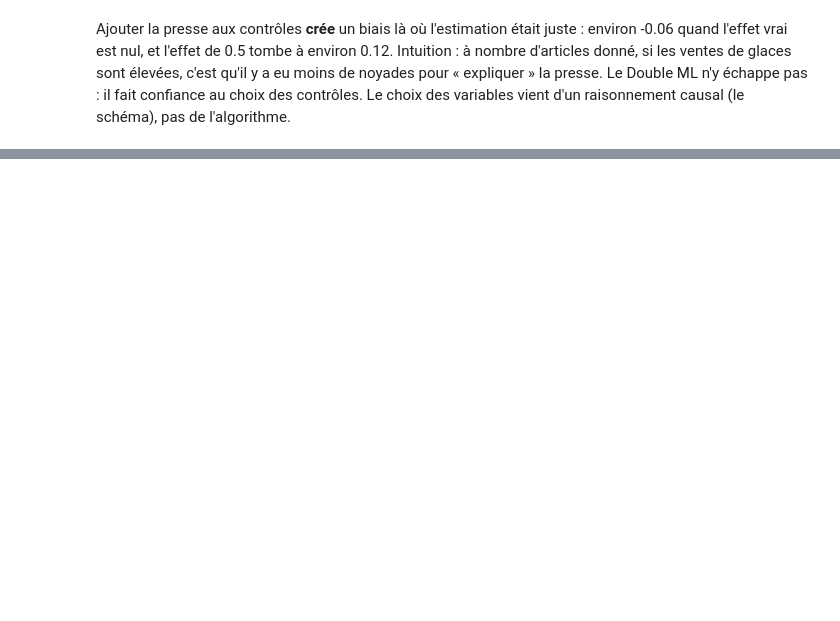
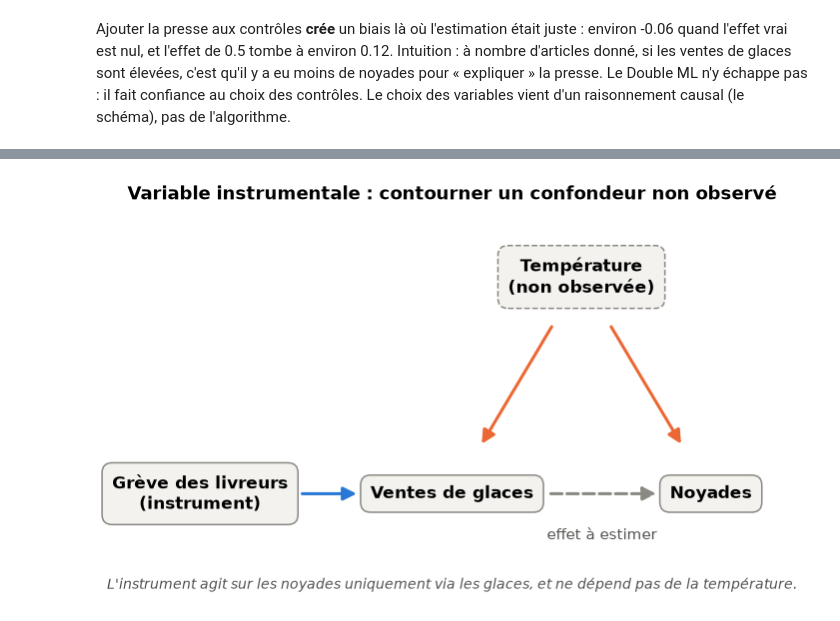
Before and after one commit to maxime2476/correlation-vs-causalite, a Jupyter notebook: notebook.ipynb, the cells around one changed output, grey strips where cells are left out. Cells and saved outputs as stored; diff of their text form; code cells hidden in the pictures; blank space fills up the shorter version.

```diff
--- a/notebook.ipynb
+++ b/notebook.ipynb
@@ -397,0 +472,4 @@ pas : il fait confiance au choix des contrôles. Le choix des variables vient d'
+# %%
+graphiques.figure_dag_instrument();
+# %% [output]
+[figure, added]
```
Also changed, not shown: parts of 13 cells of this notebook, 12 other files.
